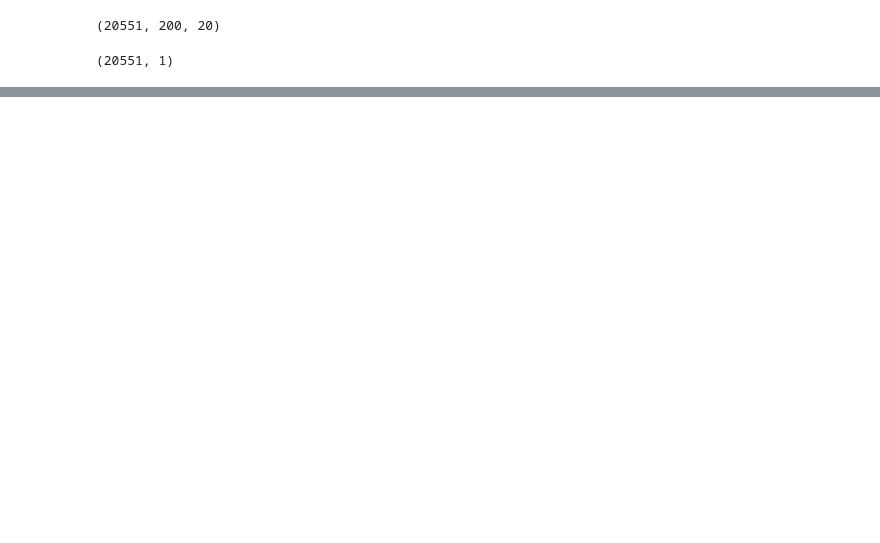
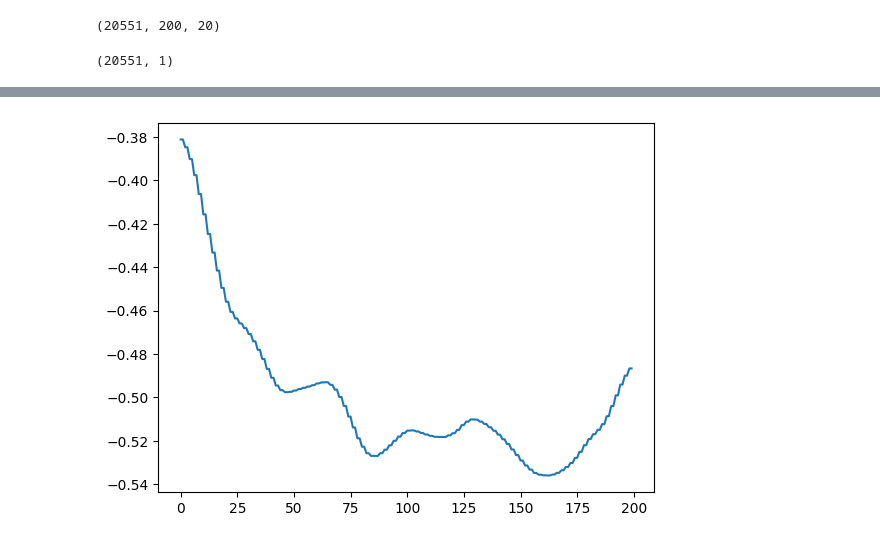
Before and after one commit to MautnerVo/Hydronaut, a Jupyter notebook: Train_CNN.ipynb, the cells around one changed output, grey strips where cells are left out. Cells and saved outputs as stored; diff of their text form; code cells hidden in the pictures; blank space fills up the shorter version.

```diff
--- a/Train_CNN.ipynb
+++ b/Train_CNN.ipynb
@@ -261,5 +352,7 @@ print(np.mean(r2_l))
 #     print(f"Epoch {epoch+1}/{epochs}, Train Loss: {train_loss:.4f}, Val Loss: {val_loss:.4f}\n")
 # %%
 import matplotlib.pyplot as plt
-plt.plot(x_train[10])
+plt.plot(x_train[10][4])
 plt.show()
+# %% [output]
+[figure, added]
```
Also changed, not shown: parts of 10 cells of this notebook, 2 other files.
